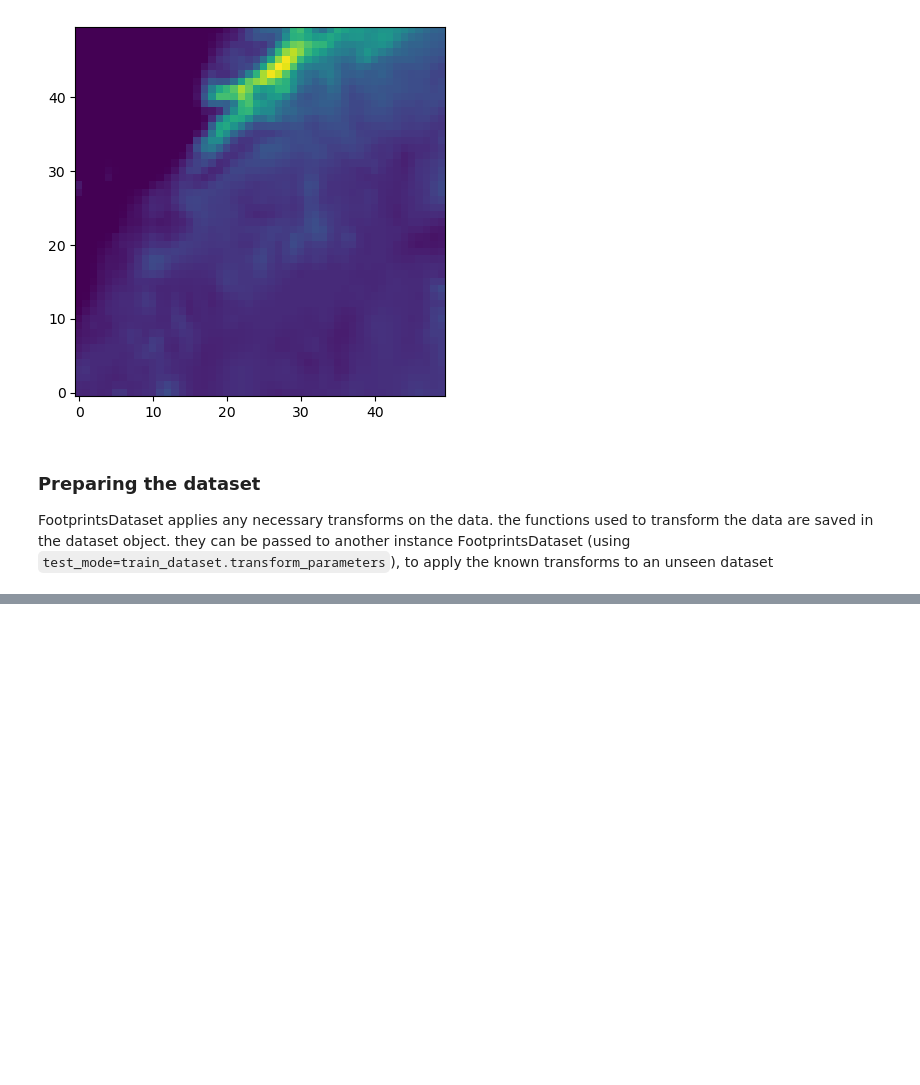
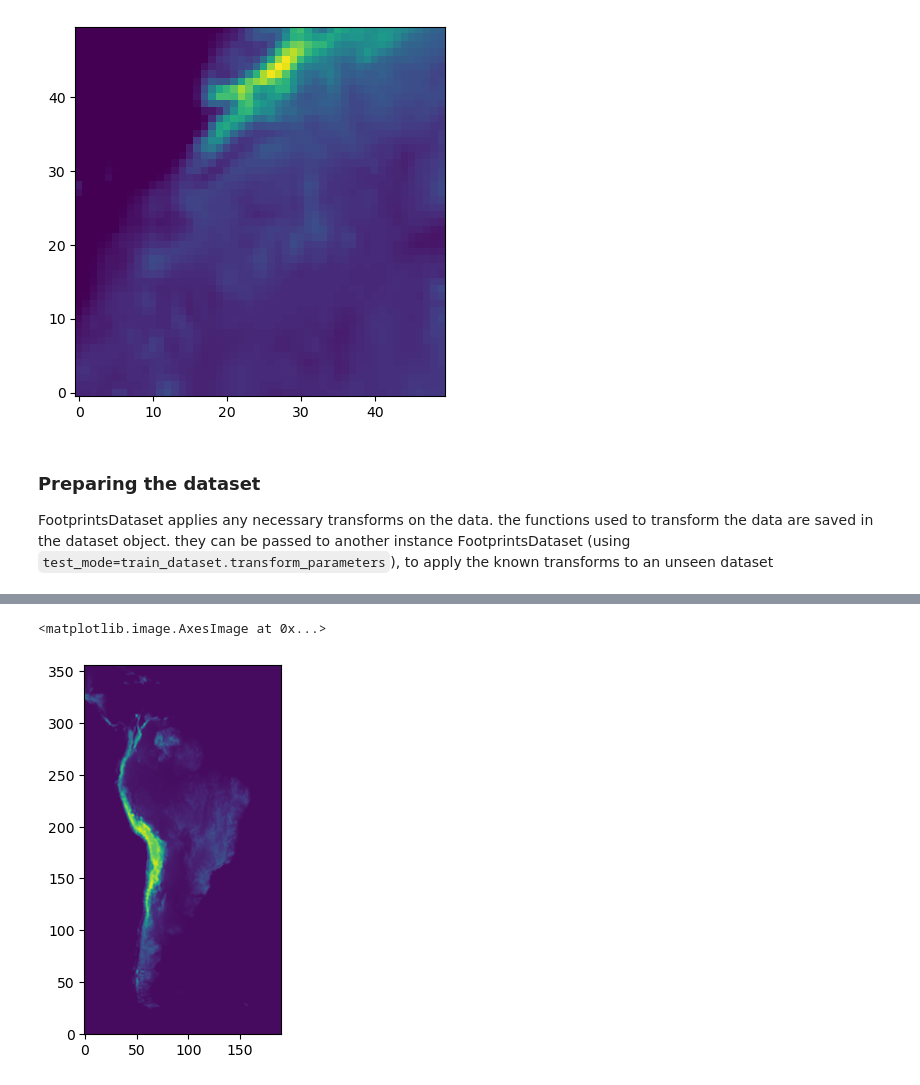
Before and after one commit to GATES-Lab/GATES_LPDM_emulator, a Jupyter notebook: examples.ipynb, the cells around one changed output, grey strips where cells are left out. Cells and saved outputs as stored; diff of their text form; code cells hidden in the pictures; blank space fills up the shorter version.

Commit message:
now works with sites and domains

```diff
--- a/examples.ipynb
+++ b/examples.ipynb
@@ -297,0 +303,3 @@ dataset = FootprintsDataset(inputs=inputs, fp=cropped_data.fp_data, input_names=
+# %%
+met_args = {"met_levels":[3, 15]}
+data_dom = LoadDomainSatelliteData(year="2016", region="BRAZIL", month="06", freq=40, verbose=True, met_args=met_args)#, domain_to_cut={"lat":[0,20], "lon":[20,40]})
@@ -297,0 +320,5 @@ dataset = FootprintsDataset(inputs=inputs, fp=cropped_data.fp_data, input_names=
+# %%
+plt.imshow(data_dom.topog.topog, origin="lower")
+# %% [output]
+<matplotlib.image.AxesImage at 0x...>
+[figure, added]
```
Also changed, not shown: parts of 16 cells of this notebook, 2 other files.
